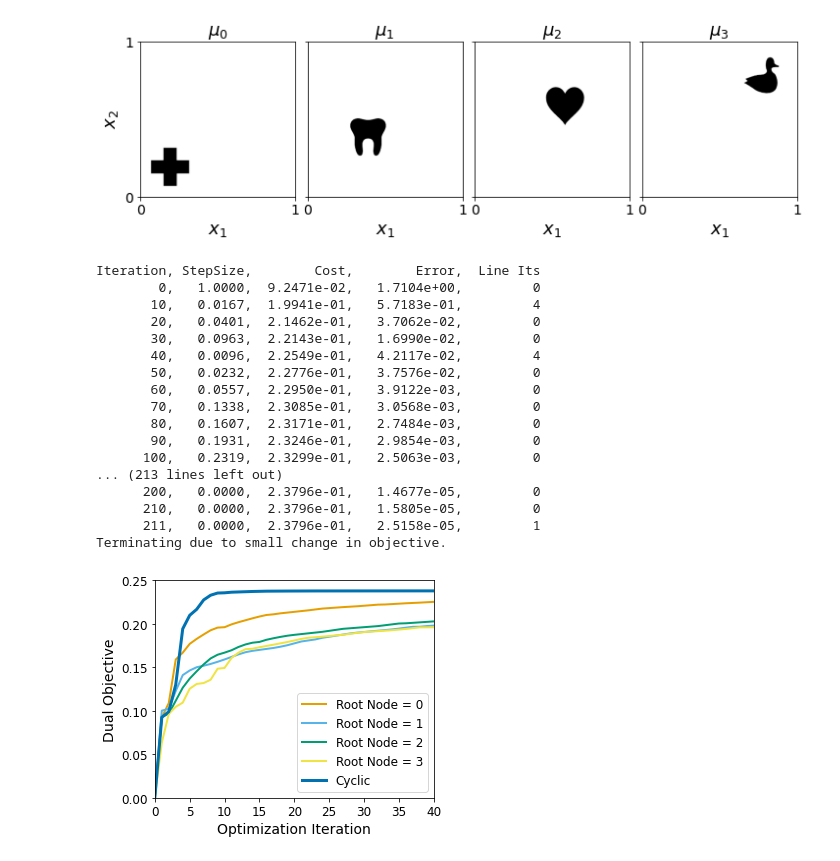
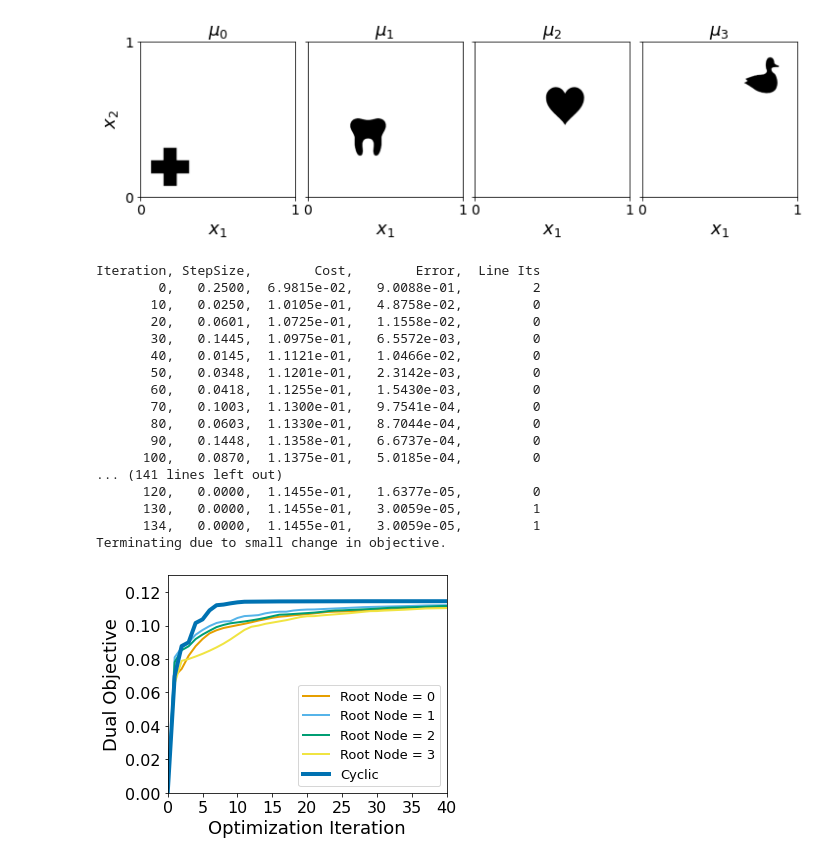
Before and after one commit to simda-muri/mmot, a Jupyter notebook: docs/source/examples/CycleComparison.ipynb, the cells around one changed output. Drawn from its saved outputs; the diff is of its cells as text; code cells hidden in the pictures.

```diff
--- a/docs/source/examples/CycleComparison.ipynb
+++ b/docs/source/examples/CycleComparison.ipynb
@@ -11,8 +12,8 @@ from scipy.ndimage import gaussian_filter
 ## Simple Translation
 # %%
 # Grid of size n1 x n2
-n1 = 128   # x axis
-n2 = 128   # y axis
+n1 = 1024   # x axis
+n2 = 1024   # y axis
 
 x, y = np.meshgrid(np.linspace(0.5/n1,1-0.5/n1,n1), np.linspace(0.5/n2,1-0.5/n1,n2))
 
@@ -35,3 +36,5 @@ for i in range(len(positions)):
     measures[i] *= n1*n2 / np.sum(measures[i])
 
     measures[i] = np.flipud(measures[i])
+
+print('Marginal size = ', measures[0].shape)
@@ -60,14 +65,15 @@ plot_measures(measures, 'CycleMeasures1.pdf')
 # %% [output]
 [figure]
 # %%
-unroll_node = 0
+unroll_node = 1
 
 edge_list = [[0,1],
-             [0,2],
+             [1,2],
              [2,3]]
 
 
 prob = MMOTSolver(measures, edge_list, x, y, unroll_node)
 
-prob.Visualize('original', filename='CycleCostGraph.svg')
+# prob.Visualize('original', filename='CycleCostGraph.svg')
+prob.Visualize(unroll_node, filename='CycleCostTree.svg')
 # %% [output]
@@ -76,6 +82,9 @@ prob.Visualize('original', filename='CycleCostGraph.svg')
 root_node_options = [[i] for i in range(len(measures))] + ['all']
 results1 = []
 for root_nodes in root_node_options:
-    results1.append( prob.Solve(max_its=500, step_size=1.0, ftol_abs=1e-6, gtol_abs=1e-5, root_nodes=root_nodes) )
+    start = time.time()
+    results1.append( prob.Solve(max_its=500, step_size=1.0, ftol_abs=1e-7, gtol_abs=1e-11, root_nodes=root_nodes) )
+    end = time.time()
+    print(end-start)
 # %% [output]
 Iteration, StepSize,        Cost,        Error,  Line Its
@@ -110,7 +119,7 @@ def plot_history(results, xlim, ylim):
     plt.ylim(ylim)
     plt.ylabel('Dual Objective',fontsize=18)
     plt.xlabel('Optimization Iteration',fontsize=18)
-    plt.legend(fontsize=13)
+    plt.legend(loc='lower right',fontsize=13)
     plt.xticks(fontsize=16)
     plt.yticks(fontsize=16)
 
@@ -118,7 +127,7 @@ plt.figure(figsize=(5,4))
 true_val = 3*(0.2**2 + 0.2**2)
 plt.plot([0,300],[true_val,true_val], '--k', alpha=0.6,label='True Optimal Value')
 
-plot_history(results1, [0,50], [0.1,0.25])
+plot_history(results1, [0,100], [0.0,0.12])
 
 plt.savefig('CyclePerformance1.pdf',bbox_inches='tight')
 plt.show()
@@ -228,28 +237,28 @@ for root_nodes in root_node_options:
     results3.append( prob.Solve(max_its=500, step_size=1.0, ftol_abs=1e-12, gtol_abs=1e-8, root_nodes=root_nodes) )
 # %% [output]
 Iteration, StepSize,        Cost,        Error,  Line Its
-        0,   1.0000,  9.2471e-02,   1.7104e+00,         0
-       10,   0.0167,  1.9941e-01,   5.7183e-01,         4
-       20,   0.0401,  2.1462e-01,   3.7062e-02,         0
-       30,   0.0963,  2.2143e-01,   1.6990e-02,         0
-       40,   0.0096,  2.2549e-01,   4.2117e-02,         4
-       50,   0.0232,  2.2776e-01,   3.7576e-02,         0
-       60,   0.0557,  2.2950e-01,   3.9122e-03,         0
-       70,   0.1338,  2.3085e-01,   3.0568e-03,         0
-       80,   0.1607,  2.3171e-01,   2.7484e-03,         0
-       90,   0.1931,  2.3246e-01,   2.9854e-03,         0
-      100,   0.2319,  2.3299e-01,   2.5063e-03,         0
-... (213 lines left out)
-      200,   0.0000,  2.3796e-01,   1.4677e-05,         0
-      210,   0.0000,  2.3796e-01,   1.5805e-05,         0
-      211,   0.0000,  2.3796e-01,   2.5158e-05,         1
+        0,   0.2500,  6.9815e-02,   9.0088e-01,         2
+       10,   0.0250,  1.0105e-01,   4.8758e-02,         0
+       20,   0.0601,  1.0725e-01,   1.1558e-02,         0
+       30,   0.1445,  1.0975e-01,   6.5572e-03,         0
+       40,   0.0145,  1.1121e-01,   1.0466e-02,         0
+       50,   0.0348,  1.1201e-01,   2.3142e-03,         0
+       60,   0.0418,  1.1255e-01,   1.5430e-03,         0
+       70,   0.1003,  1.1300e-01,   9.7541e-04,         0
+       80,   0.0603,  1.1330e-01,   8.7044e-04,         0
+       90,   0.1448,  1.1358e-01,   6.6737e-04,         0
+      100,   0.0870,  1.1375e-01,   5.0185e-04,         0
+... (141 lines left out)
+      120,   0.0000,  1.1455e-01,   1.6377e-05,         0
+      130,   0.0000,  1.1455e-01,   3.0059e-05,         1
+      134,   0.0000,  1.1455e-01,   3.0059e-05,         1
 Terminating due to small change in objective.
 # %%
 plt.figure(figsize=(5,4))
 
-plot_history(results3, [0,40], [0,0.25])
+plot_history(results3, [0,40], [0,0.13])
 
 plt.savefig('CyclePerformance3.pdf',bbox_inches='tight')
 plt.show()
 # %% [output]
-[figure, old version]
+[figure, new version]
```
Also changed, not shown: parts of 7 cells of this notebook, 27 other files.
